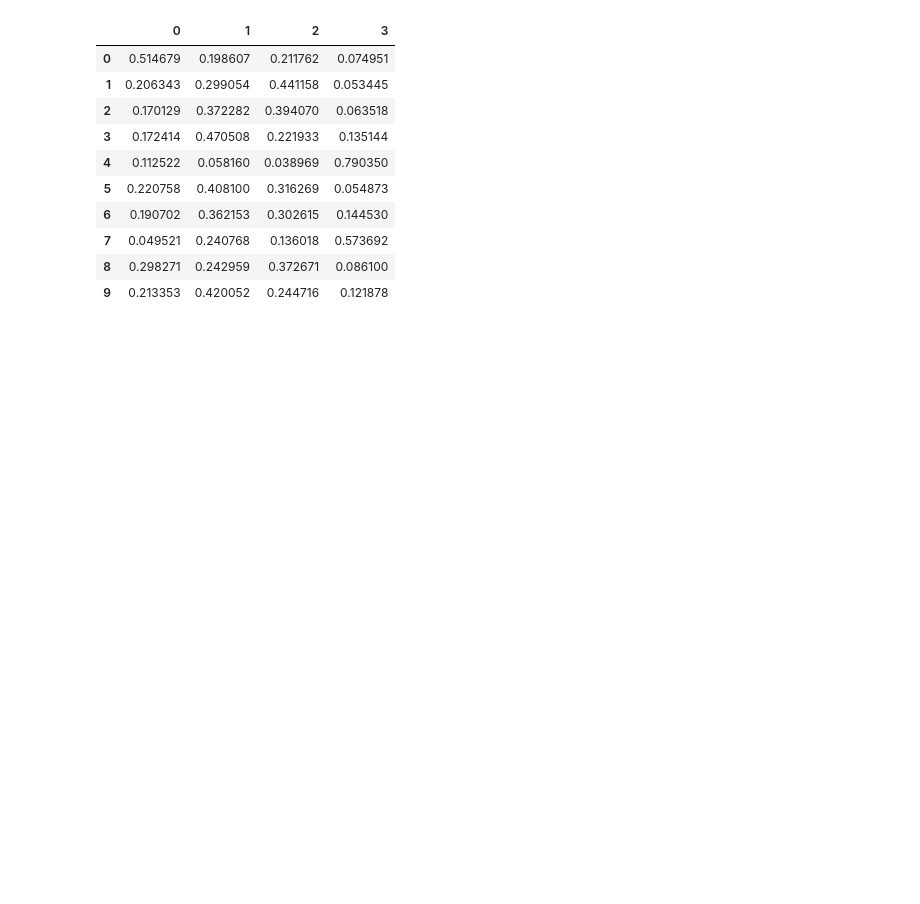
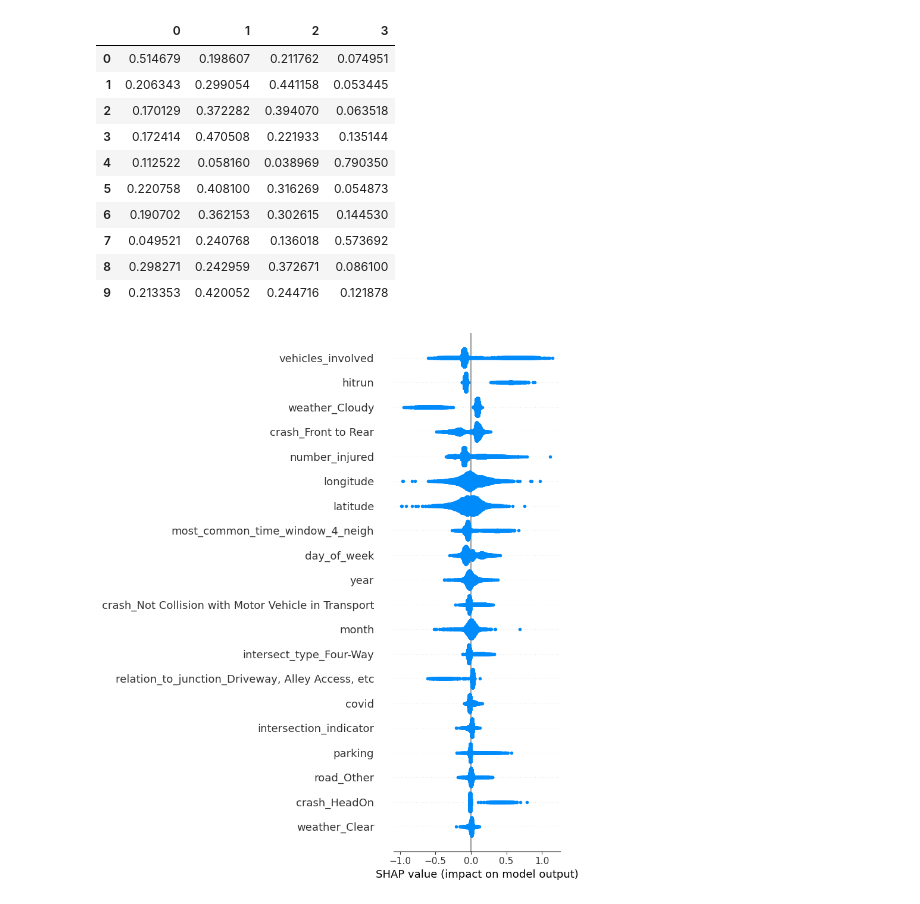
Before and after one commit to jiax264/AI_2023F_Final_Project, a Jupyter notebook: 04_Modeling/xg_boost.ipynb, the cells around one changed output. Drawn from its saved outputs; the diff is of its cells as text; code cells hidden in the pictures; blank space fills up the shorter version.

```diff
--- a/04_Modeling/xg_boost.ipynb
+++ b/04_Modeling/xg_boost.ipynb
@@ -194,4 +198,15 @@ test_probabilities_df.head(10)
 | 7 | 0.049521 | 0.240768 | 0.136018 | 0.573692 |
 | 8 | 0.298271 | 0.242959 | 0.372671 | 0.086100 |
 | 9 | 0.213353 | 0.420052 | 0.244716 | 0.121878 |
+# %%
+feature_names = X_test.columns.tolist()
+import shap
+np.int = int
+np.bool = bool
+
+explainer = shap.Explainer(model, X_test)
+shap_values = explainer.shap_values(X_test, check_additivity=False)
+shap.summary_plot(shap_values[3], feature_names)
+# %% [output]
+[figure, added]
 # %%
```
Also changed, not shown: parts of 2 cells of this notebook.
